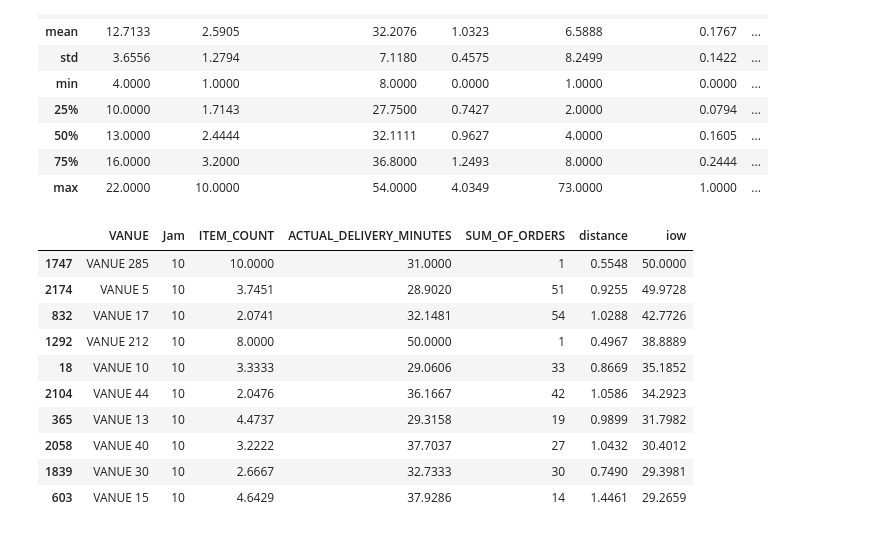
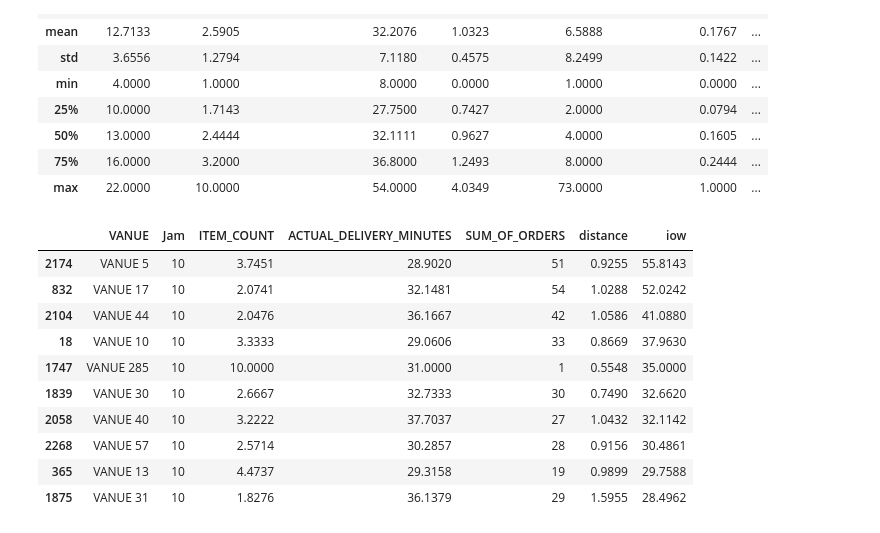
Before and after one commit to FransiscoReadyPermana/Food-Delivery, a Jupyter notebook: python/1.ipynb, the cells around one changed output. Saved outputs shown, nothing was run; the diff lists cells and outputs as text; code cells hidden in the pictures.

```diff
--- a/1.ipynb
+++ b/python/1.ipynb
@@ -13,7 +13,7 @@ warnings.filterwarnings("ignore")
 # %% [markdown]
 # Import Data
 # %%
-asli = pd.read_csv('data_cluster.csv', parse_dates=['TIMESTAMP'])
+asli = pd.read_csv('../data/data_cluster.csv', parse_dates=['TIMESTAMP'])
 # %%
 df = asli.copy()
 df.head()
@@ -265,7 +265,7 @@ Groupby_df
 | 2796 | VANUE 99 | 17 | 1.4286 | 35.4286 | 0.3828 | 7 | 0.0476 | ... |
 2797 rows × 10 columns
 # %%
-Groupby_df['iow'] = ((0.5 * Groupby_df['ITEM_COUNT_scalled']) +  (0.5 * Groupby_df['SUM_OF_ORDERS_scalled']))*100
+Groupby_df['item_order_weighted'] = ((0.35 * Groupby_df['ITEM_COUNT_scalled']) +  (0.65 * Groupby_df['SUM_OF_ORDERS_scalled']))*100
 Groupby_df.sort_values(by='iow', ascending=False).head(10)
 # %% [output]
 |  | VANUE | Jam | ITEM_COUNT | ACTUAL_DELIVERY_MINUTES | distance | SUM_OF_ORDERS | ITEM_COUNT_scalled | ... |
@@ -296,17 +296,17 @@ sorted = Groupby_df.sort_values(by=['iow', 'DISTANCE_scalled', 'ACTUAL_DELIVERY_
 # %%
 def recom(jam, topk, data):
   return data[data['Jam'] == jam][['VANUE', 'Jam', 'ITEM_COUNT', 'ACTUAL_DELIVERY_MINUTES', 'SUM_OF_ORDERS','distance', 'iow']].head(topk)
 
-recom(10, 10, sorted)
+recom(jam=10, topk=10, data=sorted)
 # %% [output]
 |  | VANUE | Jam | ITEM_COUNT | ACTUAL_DELIVERY_MINUTES | SUM_OF_ORDERS | distance | iow |
-| 1747 | VANUE 285 | 10 | 10.0000 | 31.0000 | 1 | 0.5548 | 50.0000 |
-| 2174 | VANUE 5 | 10 | 3.7451 | 28.9020 | 51 | 0.9255 | 49.9728 |
-| 832 | VANUE 17 | 10 | 2.0741 | 32.1481 | 54 | 1.0288 | 42.7726 |
-| 1292 | VANUE 212 | 10 | 8.0000 | 50.0000 | 1 | 0.4967 | 38.8889 |
-| 18 | VANUE 10 | 10 | 3.3333 | 29.0606 | 33 | 0.8669 | 35.1852 |
-| 2104 | VANUE 44 | 10 | 2.0476 | 36.1667 | 42 | 1.0586 | 34.2923 |
-| 365 | VANUE 13 | 10 | 4.4737 | 29.3158 | 19 | 0.9899 | 31.7982 |
-| 2058 | VANUE 40 | 10 | 3.2222 | 37.7037 | 27 | 1.0432 | 30.4012 |
-| 1839 | VANUE 30 | 10 | 2.6667 | 32.7333 | 30 | 0.7490 | 29.3981 |
-| 603 | VANUE 15 | 10 | 4.6429 | 37.9286 | 14 | 1.4461 | 29.2659 |
+| 2174 | VANUE 5 | 10 | 3.7451 | 28.9020 | 51 | 0.9255 | 55.8143 |
+| 832 | VANUE 17 | 10 | 2.0741 | 32.1481 | 54 | 1.0288 | 52.0242 |
+| 2104 | VANUE 44 | 10 | 2.0476 | 36.1667 | 42 | 1.0586 | 41.0880 |
+| 18 | VANUE 10 | 10 | 3.3333 | 29.0606 | 33 | 0.8669 | 37.9630 |
+| 1747 | VANUE 285 | 10 | 10.0000 | 31.0000 | 1 | 0.5548 | 35.0000 |
+| 1839 | VANUE 30 | 10 | 2.6667 | 32.7333 | 30 | 0.7490 | 32.6620 |
+| 2058 | VANUE 40 | 10 | 3.2222 | 37.7037 | 27 | 1.0432 | 32.1142 |
+| 2268 | VANUE 57 | 10 | 2.5714 | 30.2857 | 28 | 0.9156 | 30.4861 |
+| 365 | VANUE 13 | 10 | 4.4737 | 29.3158 | 19 | 0.9899 | 29.7588 |
+| 1875 | VANUE 31 | 10 | 1.8276 | 36.1379 | 29 | 1.5955 | 28.4962 |
```
Also changed, not shown: parts of 2 cells of this notebook, 6 other files.
